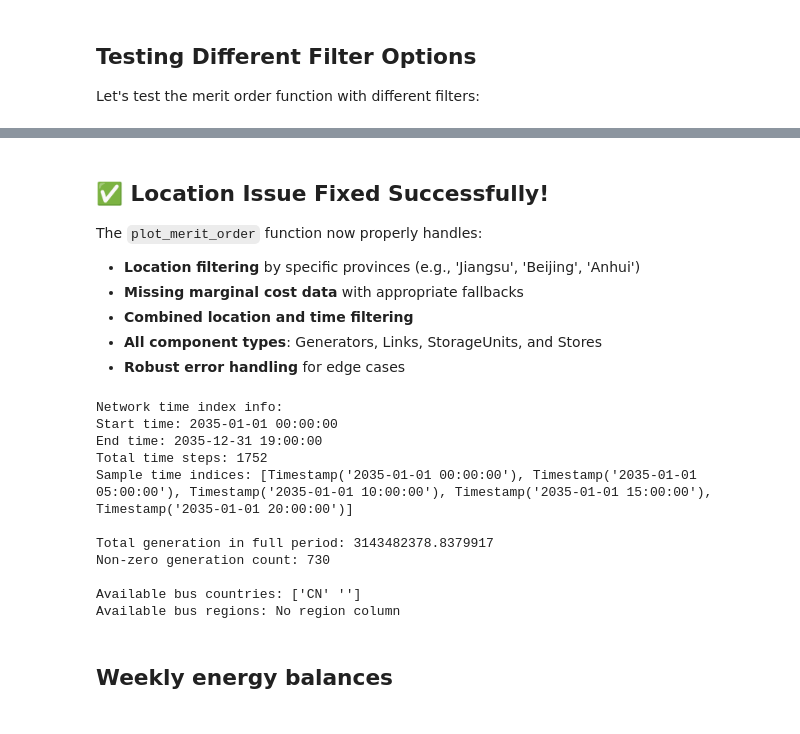
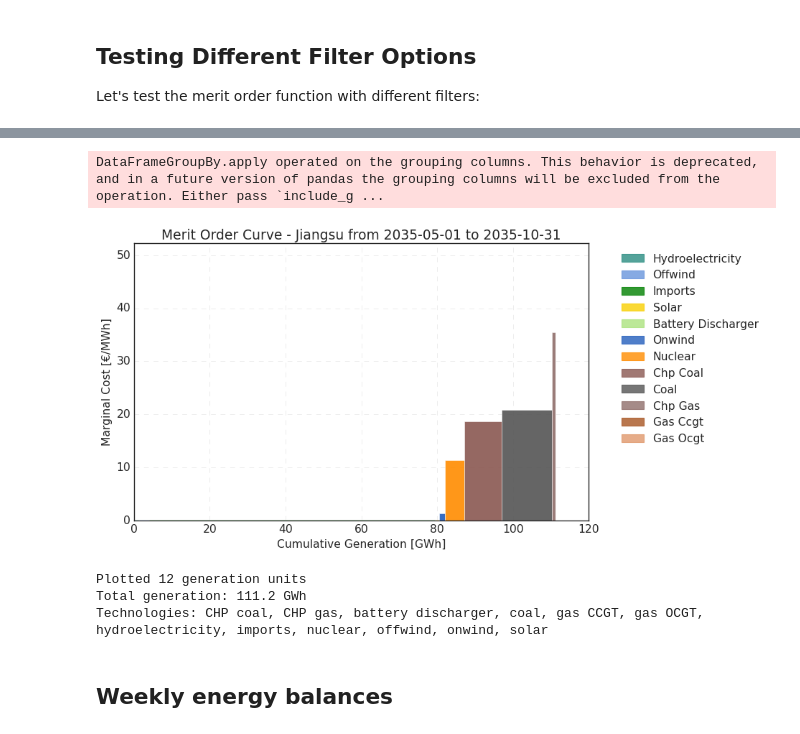
Before and after one commit to irr-github/PyPSA-China-PIK, a Jupyter notebook: workflow/notebooks/plot_network_summary.ipynb, the cells around one changed output, grey strips where cells are left out. Cells and saved outputs as stored; diff of their text form; code cells hidden in the pictures.

```diff
--- a/workflow/notebooks/plot_network_summary.ipynb
+++ b/workflow/notebooks/plot_network_summary.ipynb
@@ -731,39 +704,13 @@ Marginal cost range: 0.20 - 35.48 €/MWh
-# %% [markdown]
-## ✅ Location Issue Fixed Successfully!
-
-The `plot_merit_order` function now properly handles:
-- **Location filtering** by specific provinces (e.g., 'Jiangsu', 'Beijing', 'Anhui')
-- **Missing marginal cost data** with appropriate fallbacks
-- **Combined location and time filtering**
-- **All component types**: Generators, Links, StorageUnits, and Stores
-- **Robust error handling** for edge cases
-# %%
-# Let's check the time index of the network
-print("Network time index info:")
-print(f"Start time: {n.generators_t.p.index[0]}")
-print(f"End time: {n.generators_t.p.index[-1]}")
-print(f"Total time steps: {len(n.generators_t.p.index)}")
-print(f"Sample time indices: {n.generators_t.p.index[:5].tolist()}")
-
-# Check if there's any generation data
-print(f"\nTotal generation in full period: {n.generators_t.p.sum().sum()}")
-print(f"Non-zero generation count: {(n.generators_t.p.sum() > 0).sum()}")
-
-# Let's also check available bus locations
-print(f"\nAvailable bus countries: {n.buses.country.unique()}")
-print(f"Available bus regions: {getattr(n.buses, 'region', 'No region column')}")
-# %% [output]
-Network time index info:
-Start time: 2035-01-01 00:00:00
-End time: 2035-12-31 19:00:00
-Total time steps: 1752
-Sample time indices: [Timestamp('2035-01-01 00:00:00'), Timestamp('2035-01-01 05:00:00'), Timestamp('2035-01-01 10:00:00'), Timestamp('2035-01-01 15:00:00'), Timestamp('2035-01-01 20:00:00')]
-
-Total generation in full period: 3143482378.8379917
-Non-zero generation count: 730
-
-Available bus countries: ['CN' '']
-Available bus regions: No region column
+# %%
+
+# Now test the plot function with time filter
+plot_merit_order(n, tech_colors, location='Jiangsu', time_start='2035-05-01', time_end='2035-10-31')
+# %% [output]
+DataFrameGroupBy.apply operated on the grouping columns. This behavior is deprecated, and in a future version of pandas the grouping columns will be excluded from the operation. Either pass `include_g ...
+[figure, added]
+Plotted 12 generation units
+Total generation: 111.2 GWh
+Technologies: CHP coal, CHP gas, battery discharger, coal, gas CCGT, gas OCGT, hydroelectricity, imports, nuclear, offwind, onwind, solar
 # %% [markdown]
 ## Weekly energy balances
 # %%
```
Also changed, not shown: parts of 4 cells of this notebook, 2 other files.
